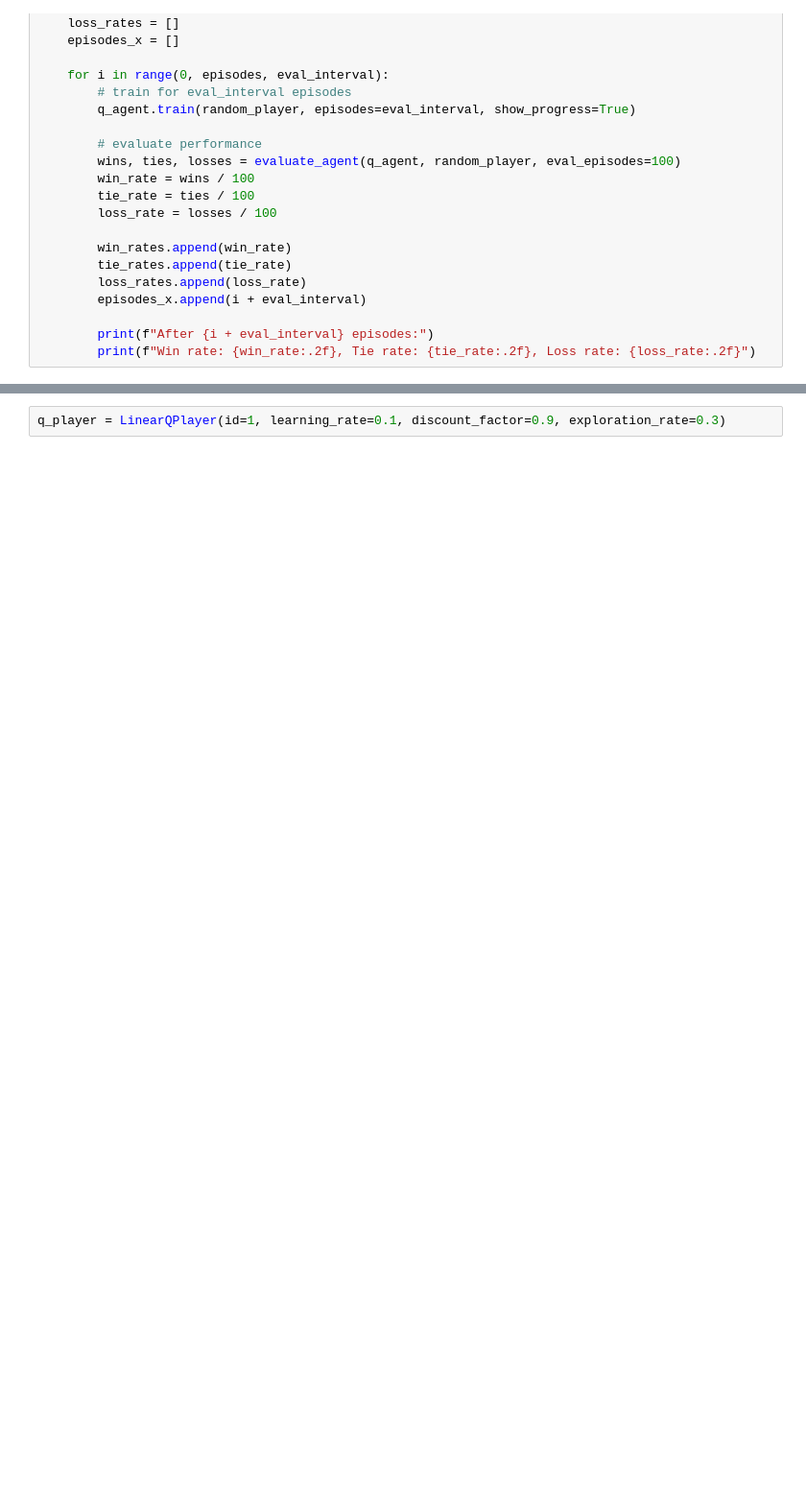
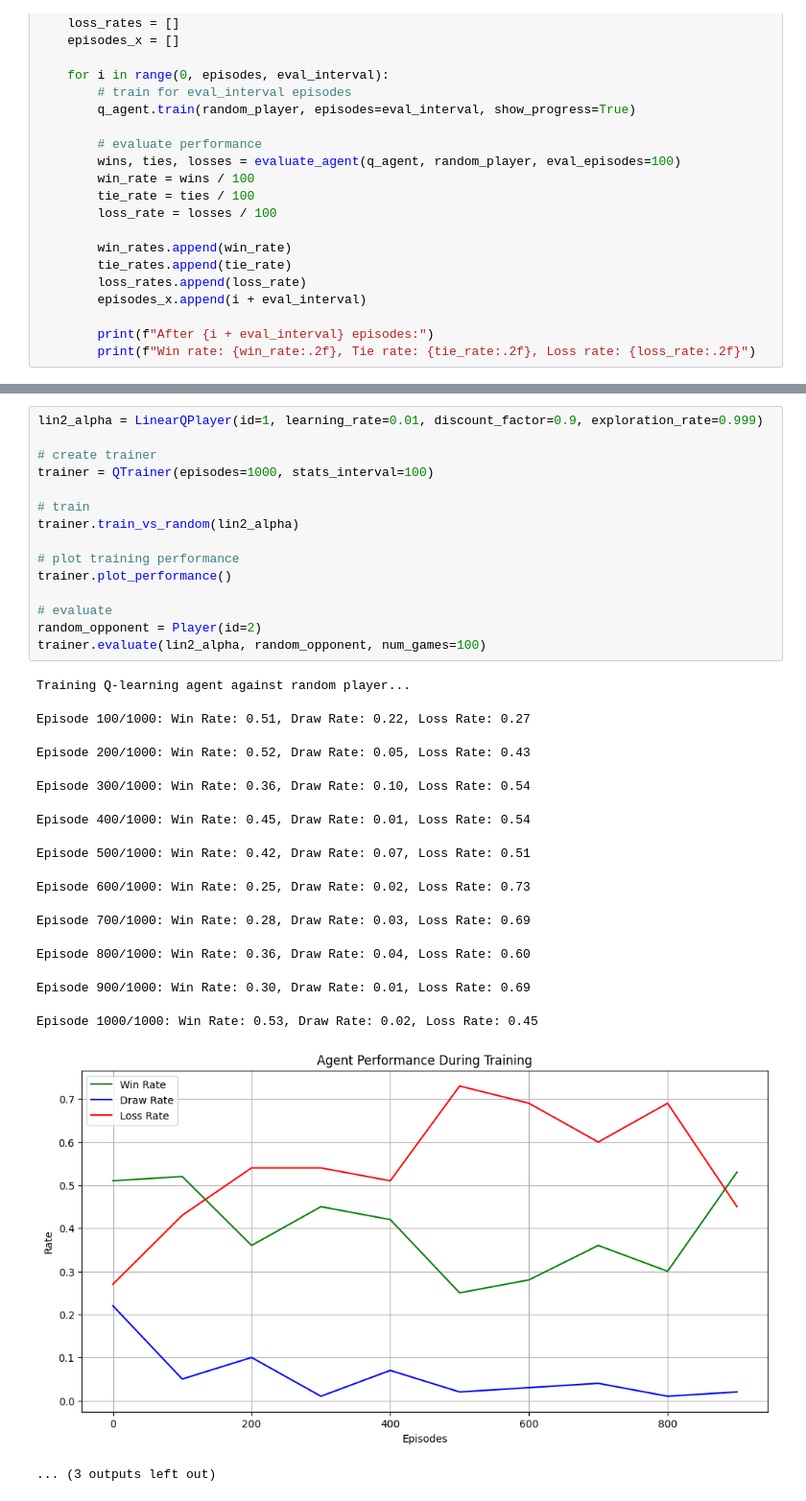
Before and after one commit to katelanman/ultimate_tic_tac_toe_agents, a Jupyter notebook: QL_param_tests.ipynb, the cells around one changed output, grey strips where cells are left out. Shown at 96% size. Cells and saved outputs as stored; diff of their text form; blank space fills up the shorter version.

```diff
--- a/QL_param_tests.ipynb
+++ b/QL_param_tests.ipynb
@@ -79,2 +109,29 @@ AttributeError: 'NoneType' object has no attribute 'move'
 # %%
-q_player = LinearQPlayer(id=1, learning_rate=0.1, discount_factor=0.9, exploration_rate=0.3)
+lin2_alpha = LinearQPlayer(id=1, learning_rate=0.01, discount_factor=0.9, exploration_rate=0.999)
+
+# create trainer
+trainer = QTrainer(episodes=1000, stats_interval=100)
+
+# train
+trainer.train_vs_random(lin2_alpha)
+
+# plot training performance
+trainer.plot_performance()
+
+# evaluate
+random_opponent = Player(id=2)
+trainer.evaluate(lin2_alpha, random_opponent, num_games=100)
+# %% [output]
+Training Q-learning agent against random player...
+Episode 100/1000: Win Rate: 0.51, Draw Rate: 0.22, Loss Rate: 0.27
+Episode 200/1000: Win Rate: 0.52, Draw Rate: 0.05, Loss Rate: 0.43
+Episode 300/1000: Win Rate: 0.36, Draw Rate: 0.10, Loss Rate: 0.54
+Episode 400/1000: Win Rate: 0.45, Draw Rate: 0.01, Loss Rate: 0.54
+Episode 500/1000: Win Rate: 0.42, Draw Rate: 0.07, Loss Rate: 0.51
+Episode 600/1000: Win Rate: 0.25, Draw Rate: 0.02, Loss Rate: 0.73
+Episode 700/1000: Win Rate: 0.28, Draw Rate: 0.03, Loss Rate: 0.69
+Episode 800/1000: Win Rate: 0.36, Draw Rate: 0.04, Loss Rate: 0.60
+Episode 900/1000: Win Rate: 0.30, Draw Rate: 0.01, Loss Rate: 0.69
+Episode 1000/1000: Win Rate: 0.53, Draw Rate: 0.02, Loss Rate: 0.45
+[figure, added]
+... (3 outputs left out)
```
Also changed, not shown: parts of 9 cells of this notebook, 6 other files.
